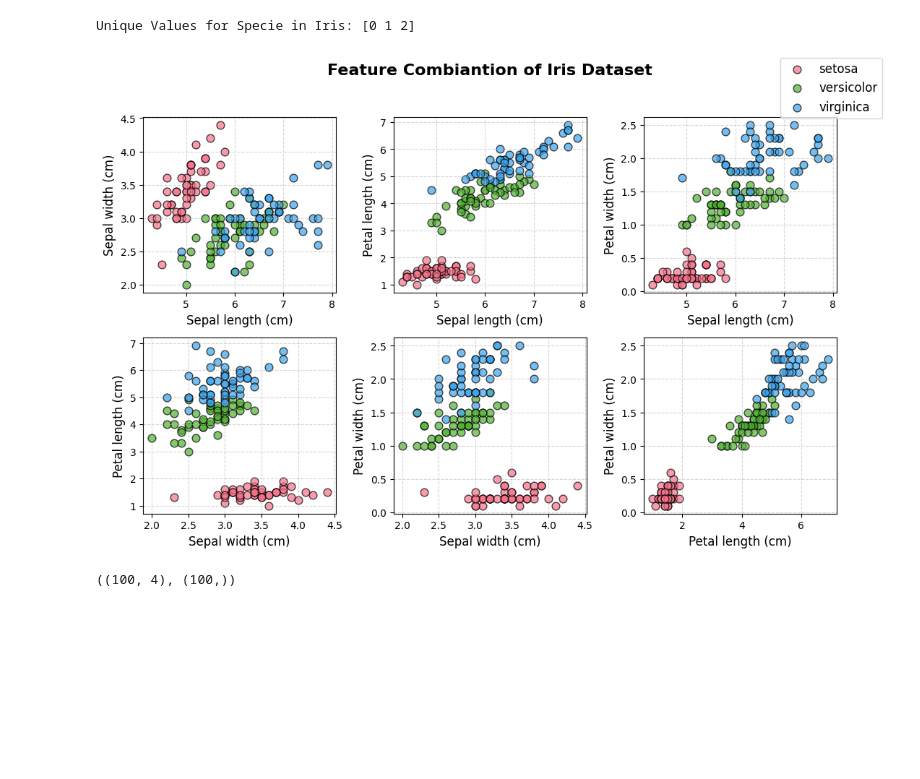
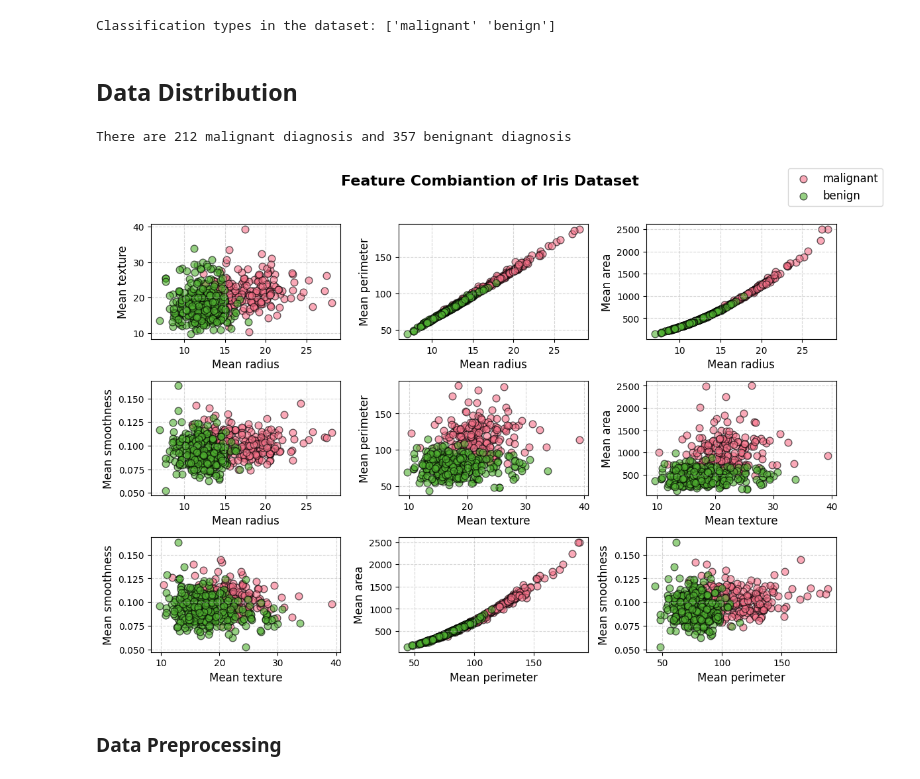
Before and after one commit to PablooDario/Machine-Learning-From-Scratch, a Jupyter notebook: SupervisedLearning/02 Logistic Regression/BinaryClassification.ipynb, the cells around one changed output. Saved outputs shown, nothing was run; the diff lists cells and outputs as text; code cells hidden in the pictures; blank space fills up the shorter version.

Commit message:
Binary Classification -- Scratch Model vs Sk-learn Model

```diff
--- a/SupervisedLearning/02 Logistic Regression/BinaryClassification.ipynb
+++ b/SupervisedLearning/02 Logistic Regression/BinaryClassification.ipynb
@@ -12,5 +28,5 @@ import seaborn as sns
 # %%
-iris = load_iris()
-X, y = iris.data, iris.target
+data = load_breast_cancer()
+X, y = data.data, data.target
 X.shape, y.shape
 # %% [output]
@@ -42,44 +62,48 @@ table
-# %%
-print(f'Unique Values for Specie in Iris: {np.unique(y)}')
-# %% [output]
-Unique Values for Specie in Iris: [0 1 2]
+# %%
+print(f'Classification types in the dataset: {data.target_names}')
+# %% [output]
+Classification types in the dataset: ['malignant' 'benign']
+# %% [markdown]
+## Data Distribution
+# %%
+malignant = y[y==0].shape[0]
+print(f'There are {malignant} malignant diagnosis and {y.shape[0] - malignant} benignant diagnosis')
+# %% [output]
+There are 212 malignant diagnosis and 357 benignant diagnosis
 # %%
-target_names = iris.target_names
+target_names = data.target_names
 palette = sns.color_palette("husl", 3)  # Color Palette
 
-# Subplots for each feature combination
-fig, axs = plt.subplots(2, 3, figsize=(11, 7))
+# Subplots for the first 5 feature combination
+fig, axs = plt.subplots(3, 3, figsize=(12, 8))
 fig.suptitle("Feature Combiantion of Iris Dataset", fontsize=16, fontweight='bold')
 axs = axs.flatten()
 
 plot_idx = 0
-for i in range(4):
-    for j in range(i + 1, 4):
+for i in range(5):
+    for j in range(i + 1, 5):
+        if plot_idx == 9: break
         for color, label, target_name in zip(palette, np.unique(y), target_names):
             axs[plot_idx].scatter(X[y == label, i], X[y == label, j],
                                   label=target_name if plot_idx == 0 else "",
-                                  color=color, alpha=0.7, edgecolor='k', s=60)
+                                  color=color, alpha=0.6, edgecolor='k', s=60)
 
+        if plot_idx == 9: break
         # Add labels and imporve appearence
-        axs[plot_idx].set_xlabel(iris.feature_names[i].capitalize(), fontsize=12)
-        axs[plot_idx].set_ylabel(iris.feature_names[j].capitalize(), fontsize=12)
+        axs[plot_idx].set_xlabel(data.feature_names[i].capitalize(), fontsize=12)
+        axs[plot_idx].set_ylabel(data.feature_names[j].capitalize(), fontsize=12)
         axs[plot_idx].tick_params(axis='both', which='major', labelsize=10)
         axs[plot_idx].grid(True, linestyle='--', alpha=0.5)
         plot_idx += 1
 
 handles, labels = axs[0].get_legend_handles_labels()
 fig.legend(handles, labels, loc="upper right", fontsize=12)
 plt.tight_layout(rect=[0, 0, 0.95, 0.95])
 plt.show()
 # %% [output]
-[figure, old version]
+[figure, new version]
-# %%
-mask = (y == 0) | (y==1)
-X = X[mask]
-y = y[mask]
-X.shape, y.shape
-# %% [output]
-((100, 4), (100,))
+# %% [markdown]
+### Data Preprocessing
 # %%
 X_train, X_test, y_train, y_test = train_test_split(X, y, test_size=0.3, random_state=42)
 X_train.shape, X_test.shape
```
Also changed, not shown: parts of 24 cells of this notebook.
